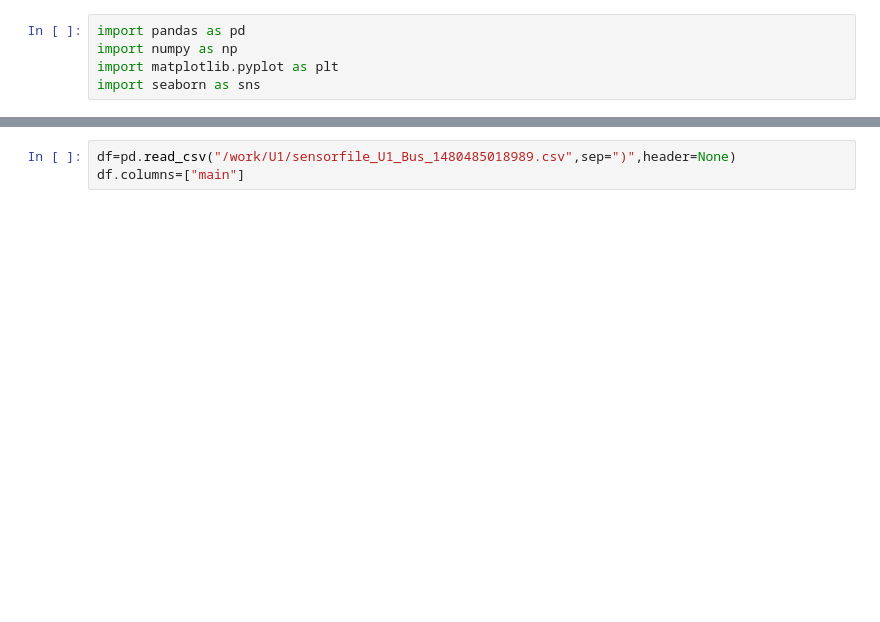
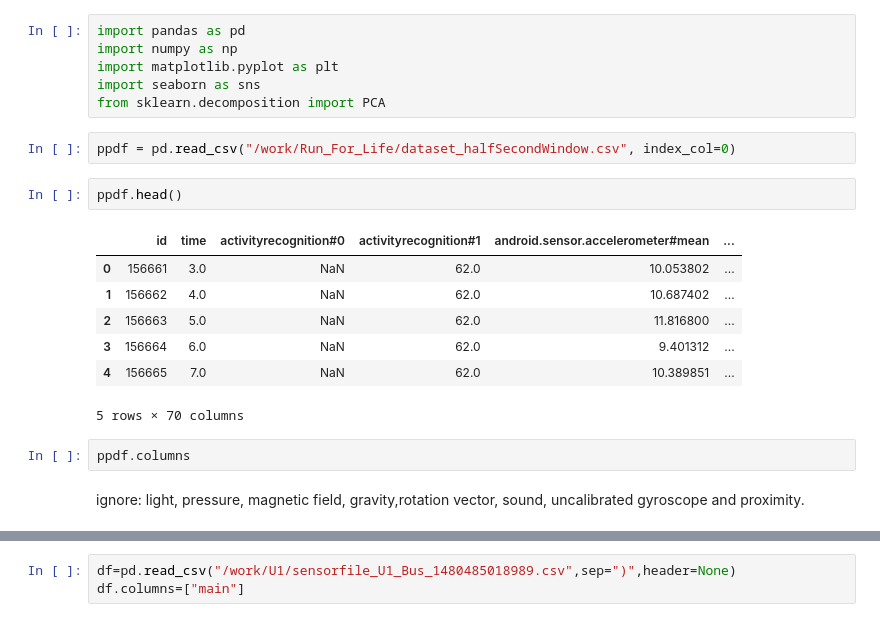
Before and after one commit to Healthy-Life-App-Strive-Build-Week2/Run_For_Life, a Jupyter notebook: Main_Notebook.ipynb, the cells around one changed output, grey strips where cells are left out. Drawn from its saved outputs; the diff is of its cells as text; blank space fills up the shorter version.

```diff
--- a/Main_Notebook.ipynb
+++ b/Main_Notebook.ipynb
@@ -3,3 +3,22 @@ import pandas as pd
 import numpy as np
 import matplotlib.pyplot as plt
 import seaborn as sns
+from sklearn.decomposition import PCA
+# %%
+ppdf = pd.read_csv("/work/Run_For_Life/dataset_halfSecondWindow.csv", index_col=0)
+# %%
+ppdf.head()
+# %% [output]
+|  | id | time | activityrecognition#0 | activityrecognition#1 | android.sensor.accelerometer#mean | ... |
+| 0 | 156661 | 3.0 | NaN | 62.0 | 10.053802 | ... |
+| 1 | 156662 | 4.0 | NaN | 62.0 | 10.687402 | ... |
+| 2 | 156663 | 5.0 | NaN | 62.0 | 11.816800 | ... |
+| 3 | 156664 | 6.0 | NaN | 62.0 | 9.401312 | ... |
+| 4 | 156665 | 7.0 | NaN | 62.0 | 10.389851 | ... |
+5 rows × 70 columns
+# %%
+ppdf.columns
+# %% [markdown]
+ignore:
+light, pressure, magnetic field, gravity,rotation vector, sound, uncalibrated gyroscope and
+proximity.
```
Also changed, not shown: parts of 19 cells of this notebook, 8 other files.
